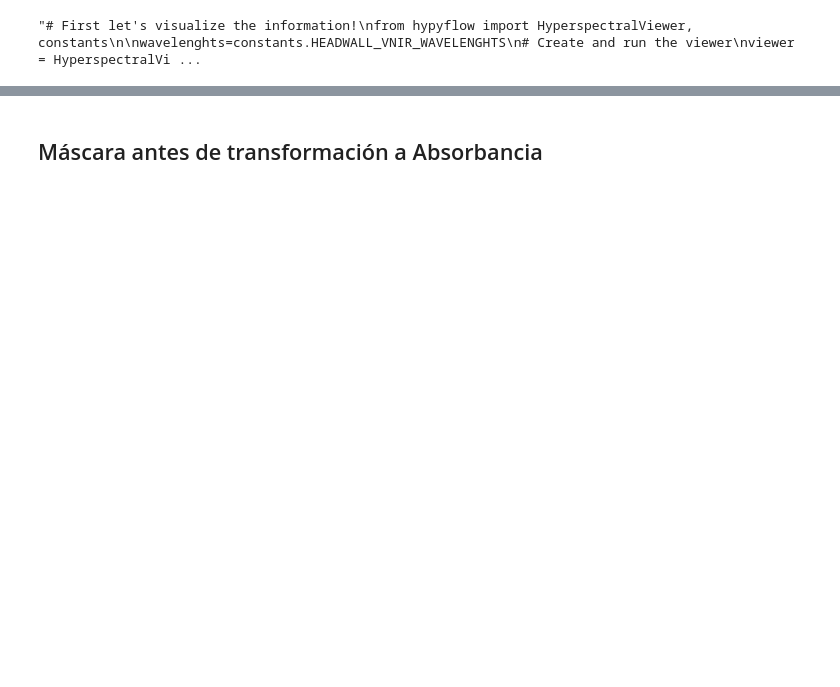
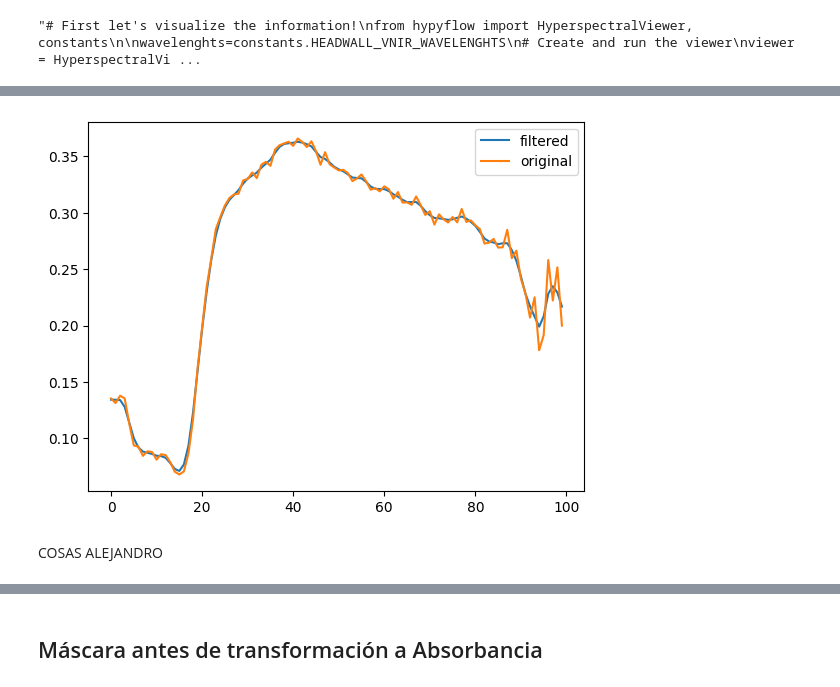
Before and after one commit to theBrokenCat/Hyperspectral-Images, a Jupyter notebook: firstTestLive.ipynb, the cells around one changed output, grey strips where cells are left out. Cells and saved outputs as stored; diff of their text form; code cells hidden in the pictures; blank space fills up the shorter version.

```diff
--- a/firstTestLive.ipynb
+++ b/firstTestLive.ipynb
@@ -133,0 +114,9 @@ np.save(f"/home/arturo.samayor/Practicas/data/masks_{number}.npy", full_mask)
+# %%
+plt.plot(filtered_data[300,300,:], label = "filtered")
+plt.plot(cube[300,300,:], label="original")
+plt.legend()
+plt.show()
+# %% [output]
+[figure, added]
+# %% [markdown]
+COSAS ALEJANDRO
```
Also changed, not shown: parts of 16 cells of this notebook.
